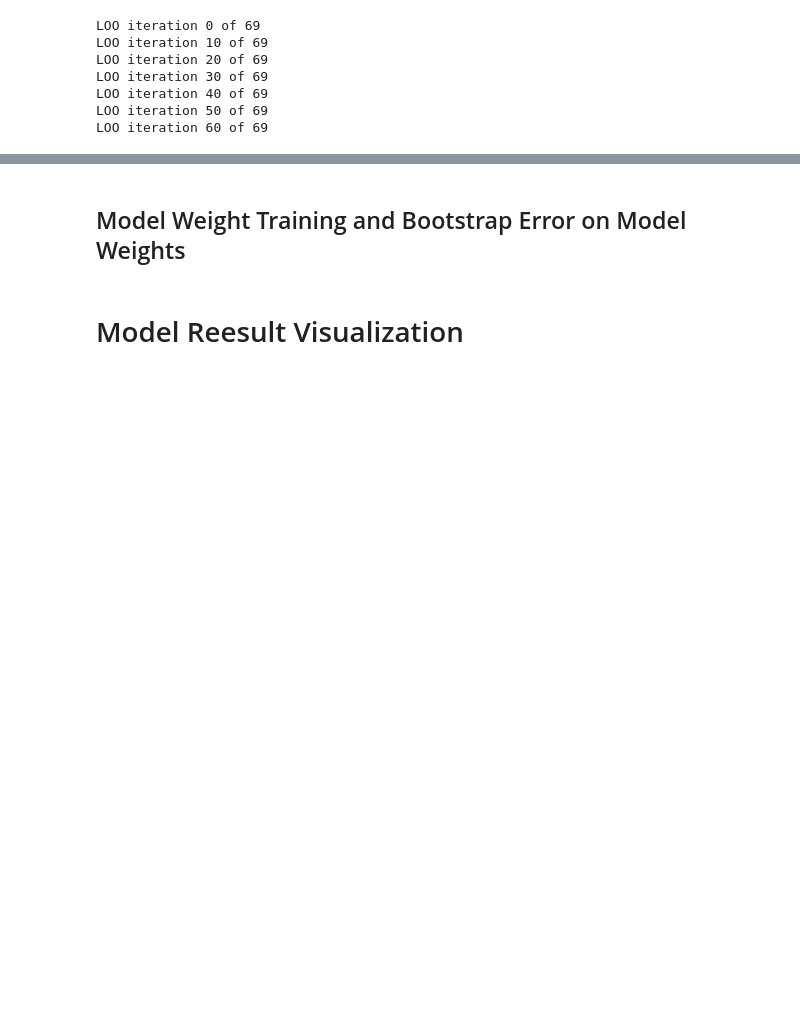
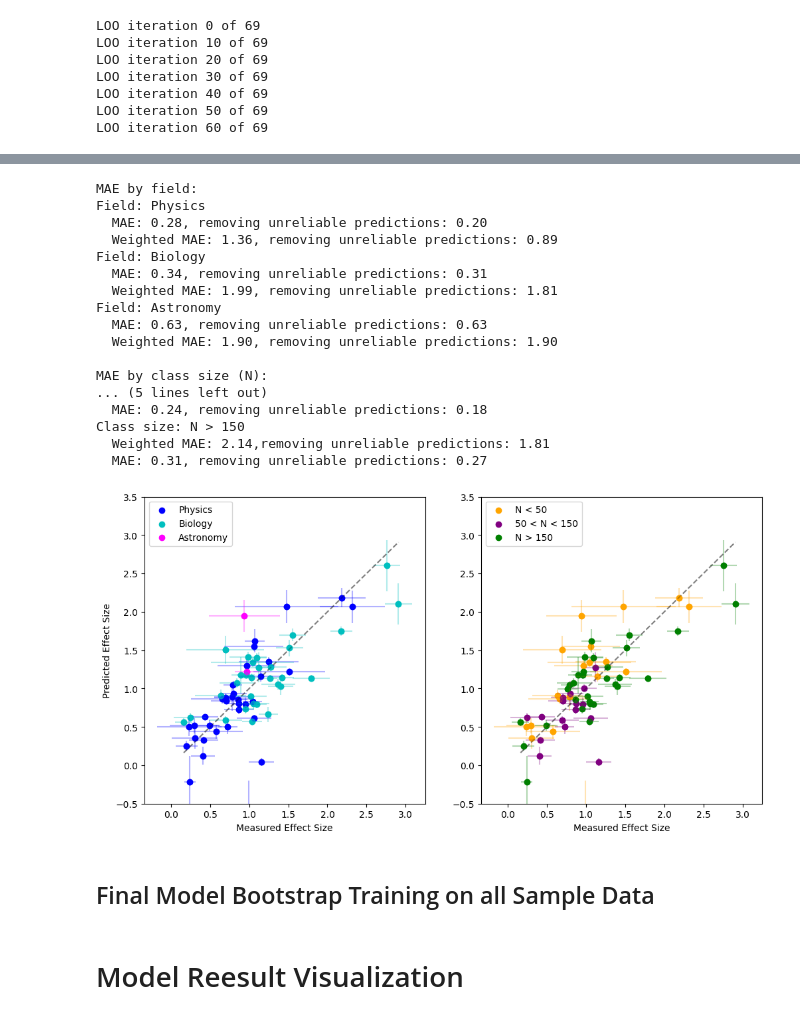
Before and after one commit to oross314/Modeling-Active-Learning-Classrooms, a Jupyter notebook: regression_model.ipynb, the cells around one changed output, grey strips where cells are left out. Saved outputs shown, nothing was run; the diff lists cells and outputs as text; code cells hidden in the pictures; blank space fills up the shorter version.

```diff
--- a/regression_model.ipynb
+++ b/regression_model.ipynb
@@ -143,3 +92,75 @@ Weighted MAE removing predictions outside measured range: 1.0967
+# %%
+x, y = target, LOO_means
+fields = codes_and_CIs['Field'].values
+Ns = codes_and_CIs['Class Size'].values
+
+
+fig, ax = plt.subplots(1, 2, figsize=(12, 6))
+print('MAE by field:')
+#show points colored by field
+for field, color in zip(np.unique(fields)[::-1], ['b', 'c','magenta', ]):
+    field_x = x[fields == field]
+    field_y = y[fields == field]
+    field_y_err = LOO_stds[fields == field]
+    field_x_err = np.sqrt(variance[fields == field])
+    ax[0].scatter(field_x, field_y,  c = color, label=field, )
+    ax[0].errorbar(field_x, field_y, yerr=field_y_err, fmt='o',  color=color, alpha = .3)
+    ax[0].errorbar(field_x, field_y, xerr=field_x_err, fmt='o',  color=color, alpha = .3)
+    field_reliable = np.where((field_y > np.min(target)) & (field_y < np.max(target)))
+    print(f'Field: {field}')
+    print(f'  MAE: {np.mean(np.abs(field_x - field_y)):.2f}, removing unreliable predictions: {np.mean(np.abs(field_x[field_reliable] - field_y[field_reliable])):.2f}')
+    print(f'  Weighted MAE: {weighted_MAE(field_x, field_y, field_x_err):.2f}, removing unreliable predictions: {weighted_MAE(field_x[field_reliable], field_y[field_reliable], field_x_err[field_reliable]):.2f}')
+print('')
+
+ax[0].plot([np.min(x), np.max(x)], [np.min(x), np.max(x)], 'k--', alpha=.5)
+ax[0].set_xlabel(f'Measured Effect Size')
+ax[0].set_ylabel(f'Predicted Effect Size')
+ax[0].legend()
+#ax[0].set_title(f'LOO Predictions vs Target by Field')
+ax[0].set_ylim(-.5, 3.5)
+
+#separately plot N < 50  50 < N < 100, and N > 100
+N_labels = ['N < 50', '50 < N < 150', 'N > 150']
+print('MAE by class size (N):')
+for N_range, color, label, i in zip([[0, 50], [50, 150],  [150, np.inf]], ['orange', 'purple', 'g'], N_labels, range(3)):
+    where = (Ns > N_range[0]) & (Ns <= N_range[1])
+    range_x = x[where]
+    range_y = y[where]
+    range_y_err = LOO_stds[where]
+    range_x_err = np.sqrt(variance[where])
+    ax[1].scatter(range_x, range_y,  color=color,label = label,)
+    ax[1].errorbar(range_x, range_y, yerr=range_y_err, fmt='o', color=color,  alpha = .3)
+    ax[1].errorbar(range_x, range_y, xerr = range_x_err, fmt='o', color=color,  alpha = .3)
+    range_reliable = np.where((range_y > np.min(target)) & (range_y < np.max(target)))
+    print(f'Class size: {label}')
+    print(f'  Weighted MAE: {weighted_MAE(range_x, range_y, range_x_err):.2f},removing unreliable predictions: {weighted_MAE(range_x[range_reliable], range_y[range_reliable], range_x_err[range_reliable]):.2f}')
+    print(f'  MAE: {np.mean(np.abs(range_x - range_y)):.2f}, removing unreliable predictions: {np.mean(np.abs(range_x[range_reliable] - range_y[range_reliable])):.2f}')
+ax[1].legend()
+#ax[1].set_title(f'LOO Predictions vs Target by Class Size (N)')
+ax[1].plot([np.min(x), np.max(x)], [np.min(x), np.max(x)], 'k--', alpha=.5)
+ax[1].set_xlabel(f'Measured Effect Size')
+ax[1].set_ylim(-.5, 3.5)
+plt.savefig('Figs/LOO_N_Field.png', dpi=300)
+plt.show()
+# %% [output]
+MAE by field:
+Field: Physics
+  MAE: 0.28, removing unreliable predictions: 0.20
+  Weighted MAE: 1.36, removing unreliable predictions: 0.89
+Field: Biology
+  MAE: 0.34, removing unreliable predictions: 0.31
+  Weighted MAE: 1.99, removing unreliable predictions: 1.81
+Field: Astronomy
+  MAE: 0.63, removing unreliable predictions: 0.63
+  Weighted MAE: 1.90, removing unreliable predictions: 1.90
+
+MAE by class size (N):
+... (5 lines left out)
+  MAE: 0.24, removing unreliable predictions: 0.18
+Class size: N > 150
+  Weighted MAE: 2.14,removing unreliable predictions: 1.81
+  MAE: 0.31, removing unreliable predictions: 0.27
+[figure, added]
 # %% [markdown]
-## Model Weight Training and Bootstrap Error on Model Weights
+## Final Model Bootstrap Training on all Sample Data
 # %%
```
Also changed, not shown: parts of 14 cells of this notebook, 2 other files.
